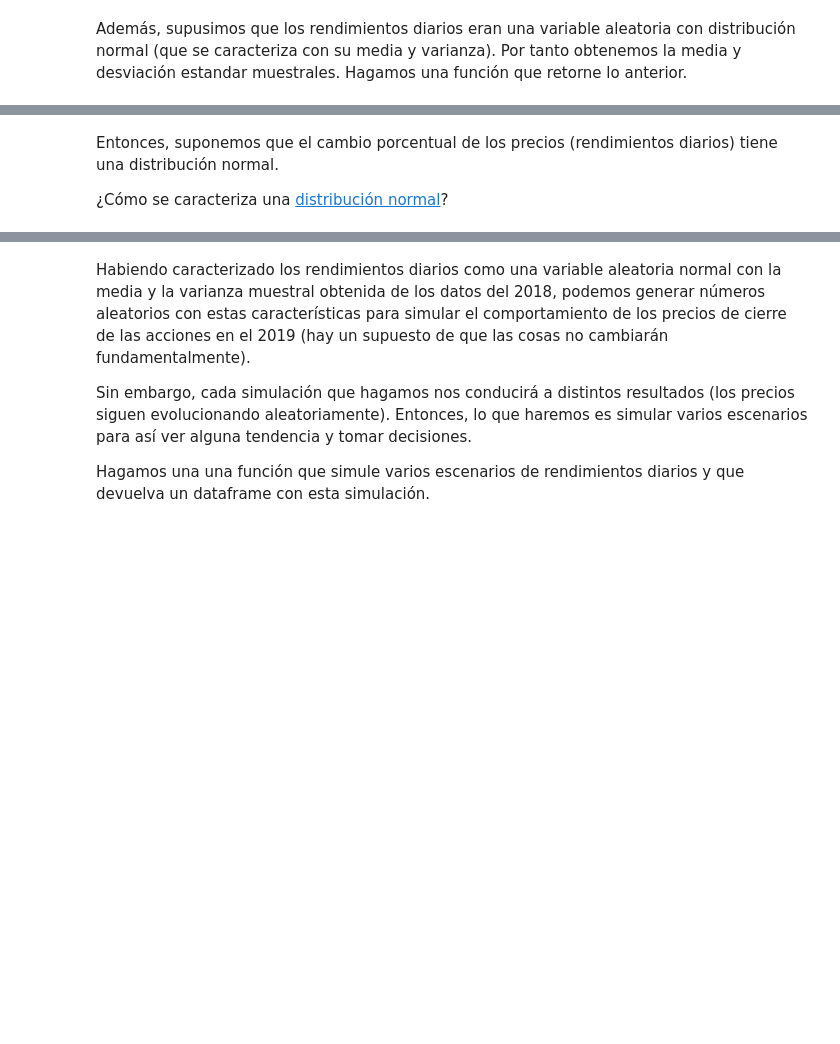
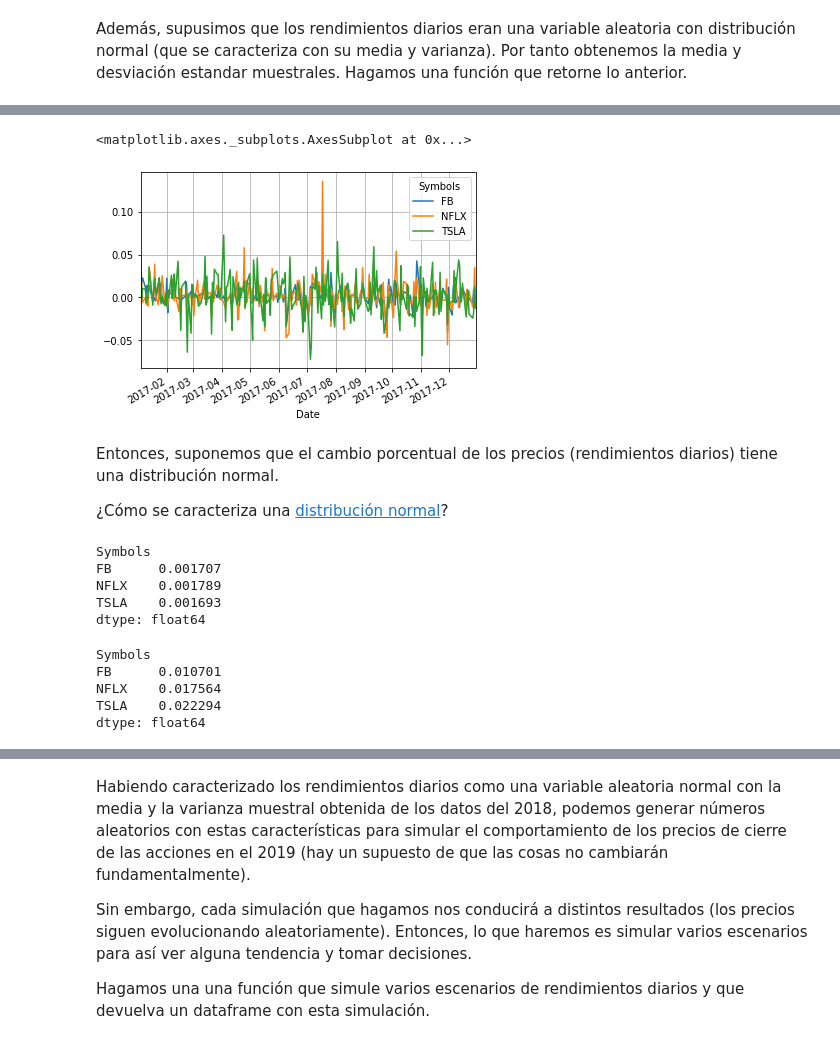
Before and after one commit to ArellanoMCarlos/SimMat2020P, a Jupyter notebook: Simulacion/ProbabilidadPrecioUmbral.ipynb, the cells around one changed output, grey strips where cells are left out. Saved outputs shown, nothing was run; the diff lists cells and outputs as text; code cells hidden in the pictures; blank space fills up the shorter version.

```diff
--- a/Simulacion/ProbabilidadPrecioUmbral.ipynb
+++ b/Simulacion/ProbabilidadPrecioUmbral.ipynb
@@ -32,3 +169,9 @@ Además, supusimos que los rendimientos diarios eran una variable aleatoria con
+# %%
+r=closes.pct_change().dropna()
+r.plot(grid=True)
+# %% [output]
+<matplotlib.axes._subplots.AxesSubplot at 0x...>
+[figure, added]
 # %% [markdown]
 Entonces, suponemos que el cambio porcentual de los precios (rendimientos diarios) tiene una distribución normal.
 
@@ -35,0 +182,16 @@ Entonces, suponemos que el cambio porcentual de los precios (rendimientos diario
+# %%
+mu
+# %% [output]
+Symbols
+FB      0.001707
+NFLX    0.001789
+TSLA    0.001693
+dtype: float64
+# %%
+sigma
+# %% [output]
+Symbols
+FB      0.010701
+NFLX    0.017564
+TSLA    0.022294
+dtype: float64
```
Also changed, not shown: parts of 28 cells of this notebook, 1 other file.
